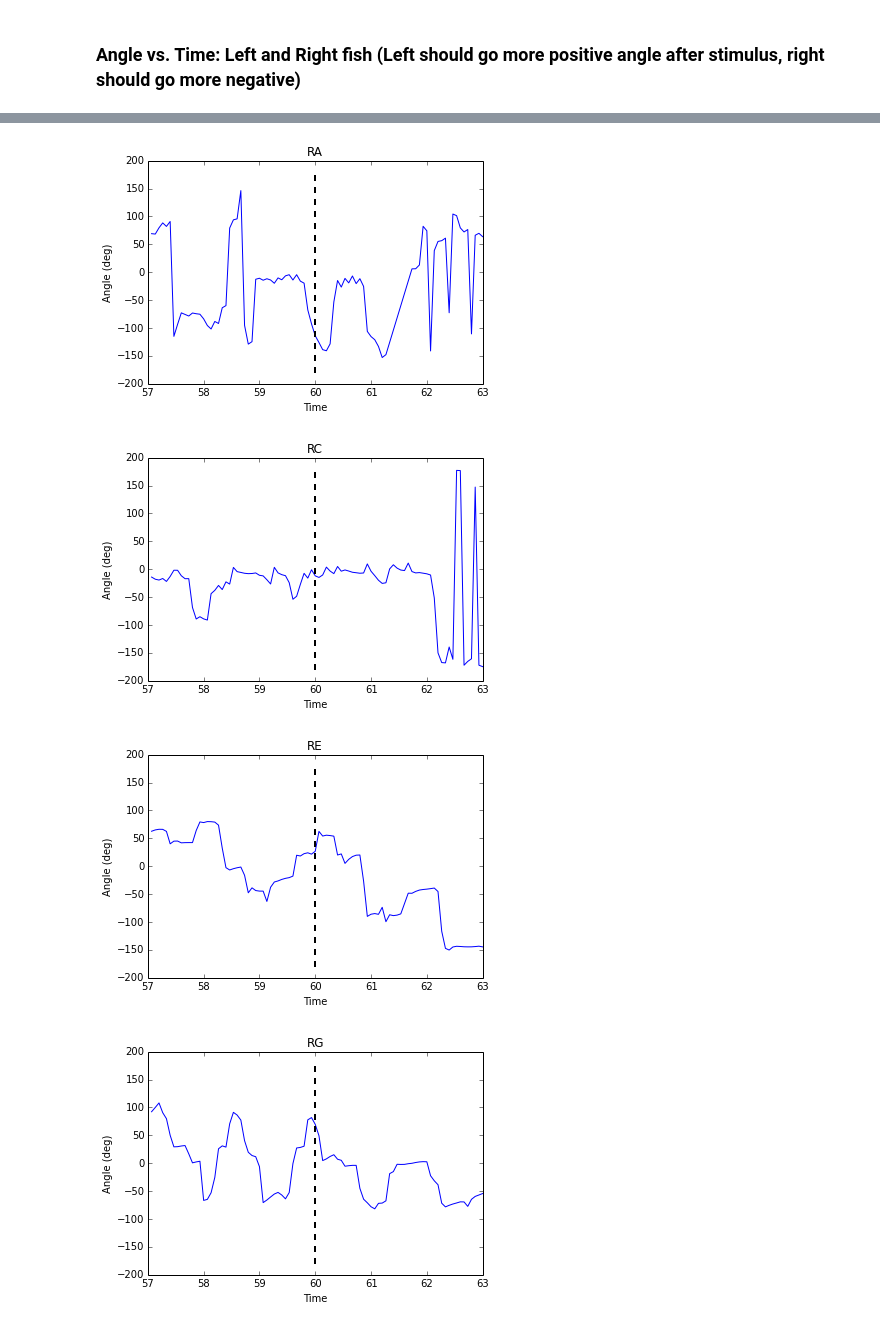
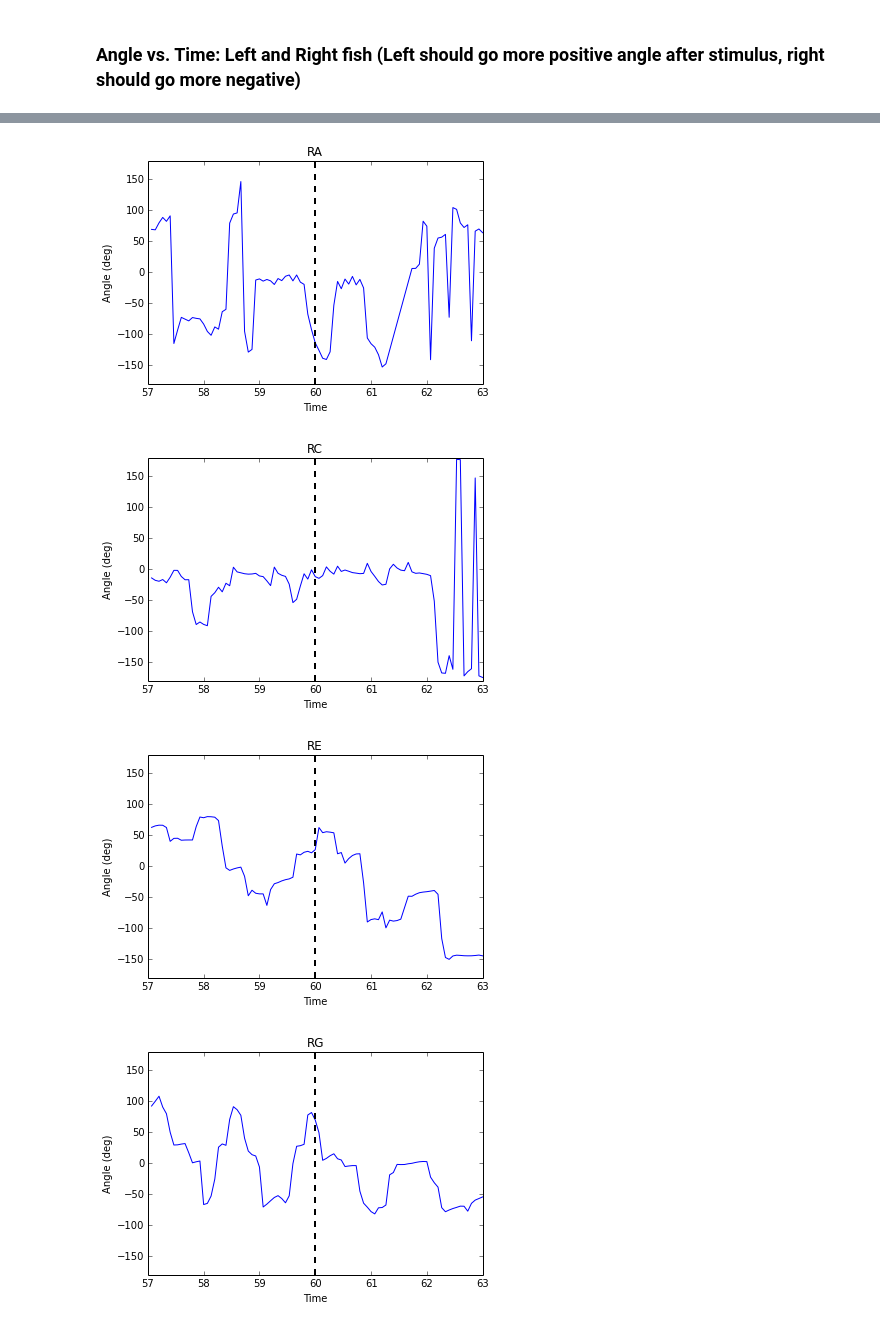
Before and after one commit to jbakcoleman/OpticFlowAnalysis, a Jupyter notebook: AsymetryAnalysis.ipynb, the cells around one changed output, grey strips where cells are left out. Cells and saved outputs as stored; diff of their text form; code cells hidden in the pictures.

```diff
--- a/AsymetryAnalysis.ipynb
+++ b/AsymetryAnalysis.ipynb
@@ -49,4 +49,5 @@ for idx,Ang in enumerate(Angs):
         plt.ylabel('Angle (deg)')
         plt.plot(times[idx], Ang)
         plt.plot([60,60], [-180, 180], color='k', linestyle='--', linewidth=2)
+        plt.axis([57, 63, -180, 180])
 # %% [output]
@@ -73,4 +74,5 @@ for idx,Ang in enumerate(Angs):
         plt.ylabel('Angle (deg)')
         plt.plot(times[idx], Ang)
         plt.plot([60,60], [-180, 180], color='k', linestyle='--', linewidth=2)
+        plt.axis([57, 63, -180, 180])
 # %% [output]
@@ -81,18 +83,19 @@ for idx,Ang in enumerate(Angs):
 # %%
 #Slice the frames of interest
 Angs = [df.deg[(df.frame > 855) & (df.frame <=945)] for df in pandaData]
 times = [df.time[(df.frame > 855) & (df.frame <=945)] for df in pandaData]
 %matplotlib inline
 for idx,Ang in enumerate(Angs):
     if file_ID[idx][0] == 'R':
         plt.figure()
         plt.title(file_ID[idx])
         plt.xlabel('Time')
         plt.ylabel('Angle (deg)')
         plt.plot(times[idx], Ang)
         plt.plot([60,60], [-180, 180], color='k', linestyle='--', linewidth=2)
+        plt.axis([57, 63, -180, 180])
 # %% [output]
-[figure, old version]
+[figure, new version]
-[figure, old version]
+[figure, new version]
-[figure, old version]
+[figure, new version]
-[figure, old version]
+[figure, new version]
```
Also changed, not shown: parts of 8 cells of this notebook.
